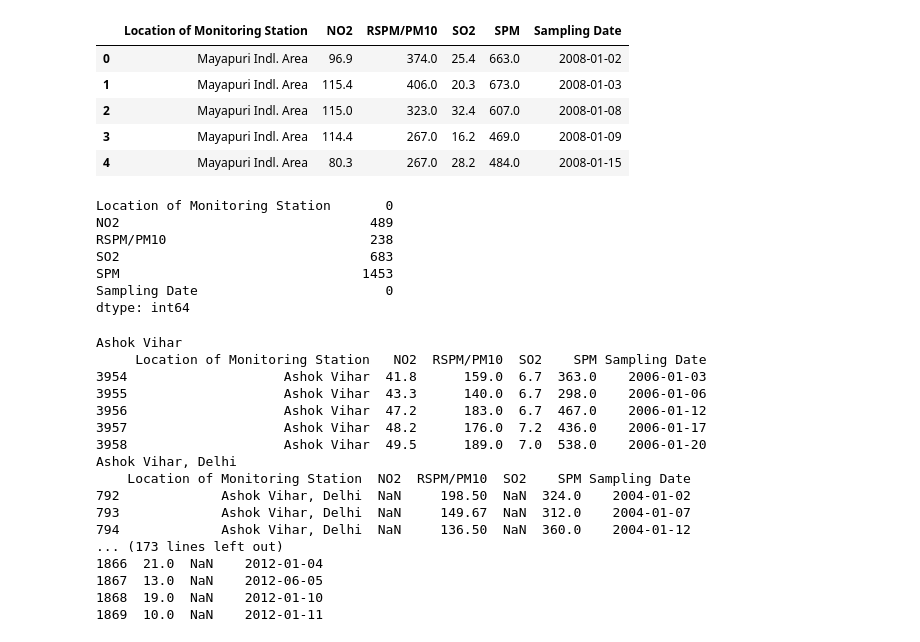
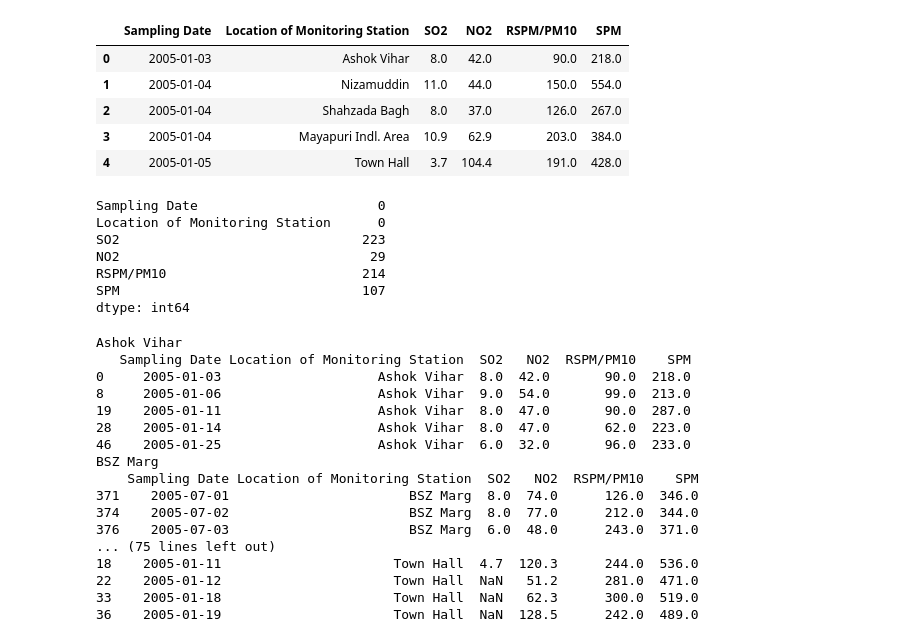
Before and after one commit to somyadidwania/AirQualityPredictor, a Jupyter notebook: AirPollutionPredictor.ipynb, the cells around one changed output. Cells and saved outputs as stored; diff of their text form; code cells hidden in the pictures.

```diff
--- a/AirPollutionPredictor.ipynb
+++ b/AirPollutionPredictor.ipynb
@@ -26,25 +28,27 @@ dataset.shape
 # %%
 #Removing the irrelevent attributes.
-dataset = dataset.drop(['Stn Code','State','City/Town/Village/Area','Agency','Type of Location'],axis = 1)
+dataset = dataset.drop(['State','City/Town/Village/Area','Type of Location'],axis = 1)
 #correcting the format of date.
 dataset['Sampling Date'] = pd.to_datetime(dataset['Sampling Date'])
+dataset = dataset.sort_values(by = 'Sampling Date')
+dataset = dataset.reset_index(drop=True)
 dataset.head()
 # %% [output]
-|  | Location of Monitoring Station | NO2 | RSPM/PM10 | SO2 | SPM | Sampling Date |
-| 0 | Mayapuri Indl. Area | 96.9 | 374.0 | 25.4 | 663.0 | 2008-01-02 |
-| 1 | Mayapuri Indl. Area | 115.4 | 406.0 | 20.3 | 673.0 | 2008-01-03 |
-| 2 | Mayapuri Indl. Area | 115.0 | 323.0 | 32.4 | 607.0 | 2008-01-08 |
-| 3 | Mayapuri Indl. Area | 114.4 | 267.0 | 16.2 | 469.0 | 2008-01-09 |
-| 4 | Mayapuri Indl. Area | 80.3 | 267.0 | 28.2 | 484.0 | 2008-01-15 |
+|  | Sampling Date | Location of Monitoring Station | SO2 | NO2 | RSPM/PM10 | SPM |
+| 0 | 2005-01-03 | Ashok Vihar | 8.0 | 42.0 | 90.0 | 218.0 |
+| 1 | 2005-01-04 | Nizamuddin | 11.0 | 44.0 | 150.0 | 554.0 |
+| 2 | 2005-01-04 | Shahzada Bagh | 8.0 | 37.0 | 126.0 | 267.0 |
+| 3 | 2005-01-04 | Mayapuri Indl. Area | 10.9 | 62.9 | 203.0 | 384.0 |
+| 4 | 2005-01-05 | Town Hall | 3.7 | 104.4 | 191.0 | 428.0 |
 # %%
 dataset.isnull().sum()                           #showing the number null values of each attribute.
 # %% [output]
-Location of Monitoring Station       0
-NO2                                489
-RSPM/PM10                          238
-SO2                                683
-SPM                               1453
-Sampling Date                        0
+Sampling Date                       0
+Location of Monitoring Station      0
+SO2                               223
+NO2                                29
+RSPM/PM10                         214
+SPM                               107
 dtype: int64
 # %%
 #creating the groups of dataset according to the specific locations of Delhi.
@@ -54,22 +58,22 @@ for name,group in grouped:
     print(group.head())
 # %% [output]
 Ashok Vihar
-     Location of Monitoring Station   NO2  RSPM/PM10  SO2    SPM Sampling Date
-3954                    Ashok Vihar  41.8      159.0  6.7  363.0    2006-01-03
-3955                    Ashok Vihar  43.3      140.0  6.7  298.0    2006-01-06
-3956                    Ashok Vihar  47.2      183.0  6.7  467.0    2006-01-12
-3957                    Ashok Vihar  48.2      176.0  7.2  436.0    2006-01-17
-3958                    Ashok Vihar  49.5      189.0  7.0  538.0    2006-01-20
-Ashok Vihar, Delhi
-    Location of Monitoring Station  NO2  RSPM/PM10  SO2    SPM Sampling Date
-792             Ashok Vihar, Delhi  NaN     198.50  NaN  324.0    2004-01-02
-793             Ashok Vihar, Delhi  NaN     149.67  NaN  312.0    2004-01-07
-794             Ashok Vihar, Delhi  NaN     136.50  NaN  360.0    2004-01-12
-... (173 lines left out)
-1866  21.0  NaN    2012-01-04
-1867  13.0  NaN    2012-06-05
-1868  19.0  NaN    2012-01-10
-1869  10.0  NaN    2012-01-11
+   Sampling Date Location of Monitoring Station  SO2   NO2  RSPM/PM10    SPM
+0     2005-01-03                    Ashok Vihar  8.0  42.0       90.0  218.0
+8     2005-01-06                    Ashok Vihar  9.0  54.0       99.0  213.0
+19    2005-01-11                    Ashok Vihar  8.0  47.0       90.0  287.0
+28    2005-01-14                    Ashok Vihar  8.0  47.0       62.0  223.0
+46    2005-01-25                    Ashok Vihar  6.0  32.0       96.0  233.0
+BSZ Marg
+    Sampling Date Location of Monitoring Station  SO2   NO2  RSPM/PM10    SPM
+371    2005-07-01                       BSZ Marg  8.0  74.0      126.0  346.0
+374    2005-07-02                       BSZ Marg  8.0  77.0      212.0  344.0
+376    2005-07-03                       BSZ Marg  6.0  48.0      243.0  371.0
+... (75 lines left out)
+18    2005-01-11                      Town Hall  4.7  120.3      244.0  536.0
+22    2005-01-12                      Town Hall  NaN   51.2      281.0  471.0
+33    2005-01-18                      Town Hall  NaN   62.3      300.0  519.0
+36    2005-01-19                      Town Hall  NaN  128.5      242.0  489.0
 # %%
 loc = dataset['Location of Monitoring Station']
 Ashok = loc.str.contains('Ashok Vihar')
```
Also changed, not shown: parts of 28 cells of this notebook, 4 other files.
